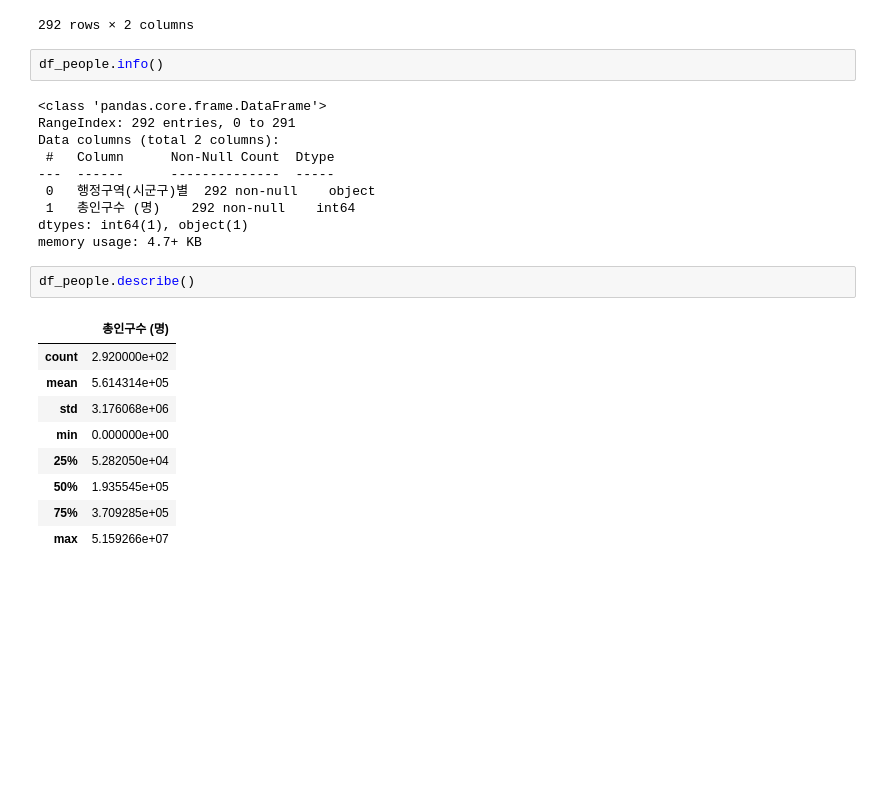
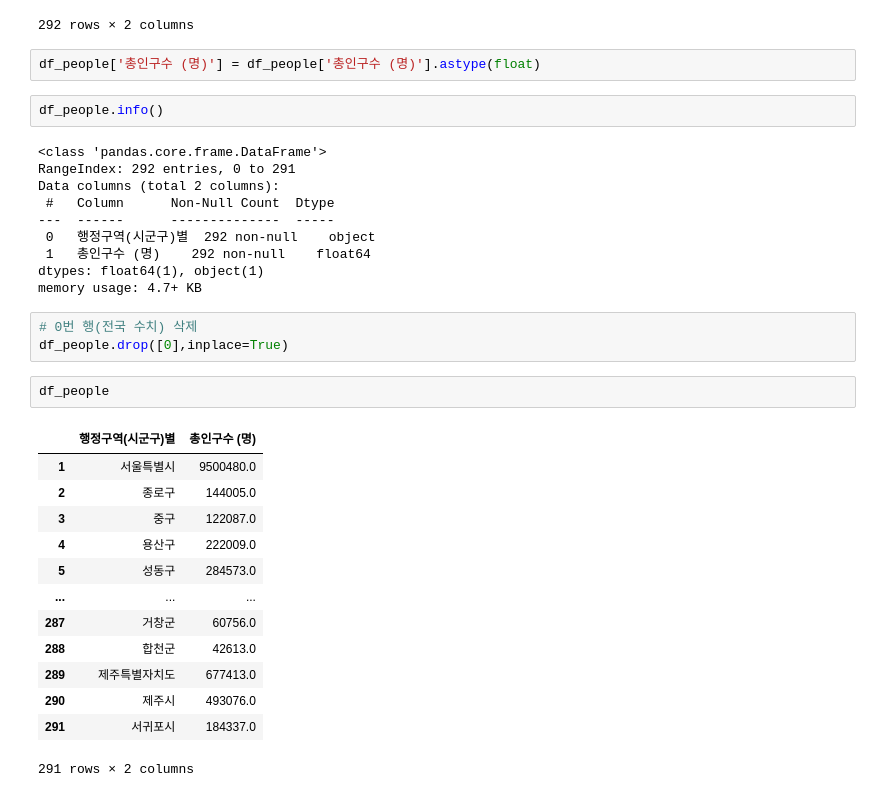
Before and after one commit to jhparkland/Green-Car-Charging-Station-Site-Selection, a Jupyter notebook: Notebook/GVCS/GVCS.ipynb, the cells around one changed output. Drawn from its saved outputs; the diff is of its cells as text; blank space fills up the shorter version.

```diff
--- a/Notebook/GVCS/GVCS.ipynb
+++ b/Notebook/GVCS/GVCS.ipynb
@@ -451,6 +512,8 @@ df_people
 | 290 | 제주시 | 493076 |
 | 291 | 서귀포시 | 184337 |
 292 rows × 2 columns
+# %%
+df_people['총인구수 (명)'] = df_people['총인구수 (명)'].astype(float)
 # %%
 df_people.info()
 # %% [output]
@@ -460,18 +523,25 @@ Data columns (total 2 columns):
  #   Column      Non-Null Count  Dtype
 ---  ------      --------------  -----
  0   행정구역(시군구)별  292 non-null    object
- 1   총인구수 (명)    292 non-null    int64
-dtypes: int64(1), object(1)
+ 1   총인구수 (명)    292 non-null    float64
+dtypes: float64(1), object(1)
 memory usage: 4.7+ KB
+# %%
+# 0번 행(전국 수치) 삭제
+df_people.drop([0],inplace=True)
 # %%
-df_people.describe()
+df_people
 # %% [output]
-|  | 총인구수 (명) |
-| count | 2.920000e+02 |
-| mean | 5.614314e+05 |
-| std | 3.176068e+06 |
-| min | 0.000000e+00 |
-| 25% | 5.282050e+04 |
-| 50% | 1.935545e+05 |
-| 75% | 3.709285e+05 |
-| max | 5.159266e+07 |
+|  | 행정구역(시군구)별 | 총인구수 (명) |
+| 1 | 서울특별시 | 9500480.0 |
+| 2 | 종로구 | 144005.0 |
+| 3 | 중구 | 122087.0 |
+| 4 | 용산구 | 222009.0 |
+| 5 | 성동구 | 284573.0 |
+| ... | ... | ... |
+| 287 | 거창군 | 60756.0 |
+| 288 | 합천군 | 42613.0 |
+| 289 | 제주특별자치도 | 677413.0 |
+| 290 | 제주시 | 493076.0 |
+| 291 | 서귀포시 | 184337.0 |
+291 rows × 2 columns
```
Also changed, not shown: parts of 11 cells of this notebook, 2 other files.
